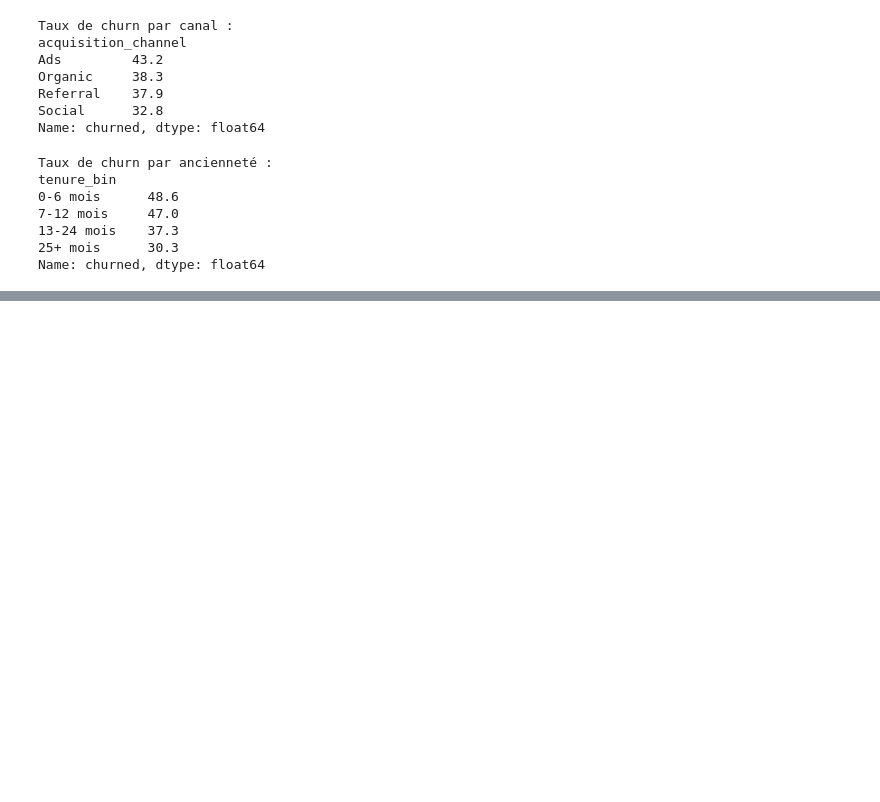
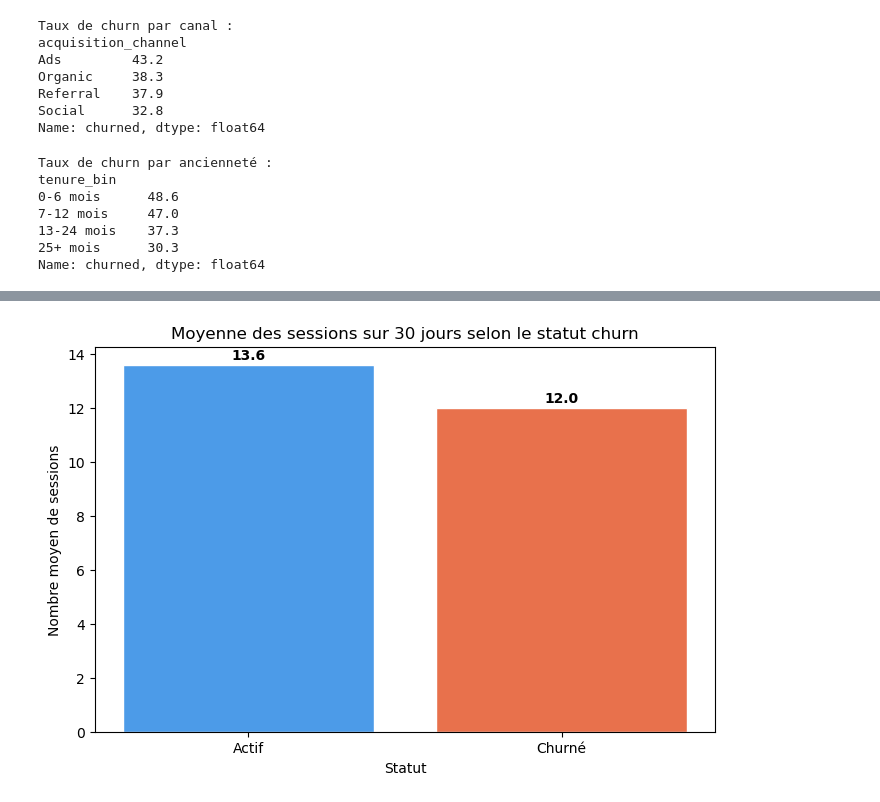
Before and after one commit to bengalybakary225/-analyse_fluxapp, a Jupyter notebook: analyse_fluxapp.ipynb, the cells around one changed output, grey strips where cells are left out. Cells and saved outputs as stored; diff of their text form; code cells hidden in the pictures; blank space fills up the shorter version.

```diff
--- a/analyse_fluxapp.ipynb
+++ b/analyse_fluxapp.ipynb
@@ -142,0 +183,14 @@ Name: churned, dtype: float64
+# %%
+sessions_churn = df.groupby('churned')['sessions_last30d'].mean().round(1)
+
+plt.figure(figsize=(8, 5))
+plt.bar(['Actif', 'Churné'], sessions_churn.values,
+        color=['#4C9BE8', '#E8714C'], edgecolor='white')
+plt.title("Moyenne des sessions sur 30 jours selon le statut churn")
+plt.xlabel("Statut")
+plt.ylabel("Nombre moyen de sessions")
+for i, val in enumerate(sessions_churn.values):
+    plt.text(i, val + 0.2, f"{val}", ha='center', fontweight='bold')
+plt.show()
+# %% [output]
+[figure, added]
```
Also changed, not shown: parts of 6 cells of this notebook, 1 other file.
